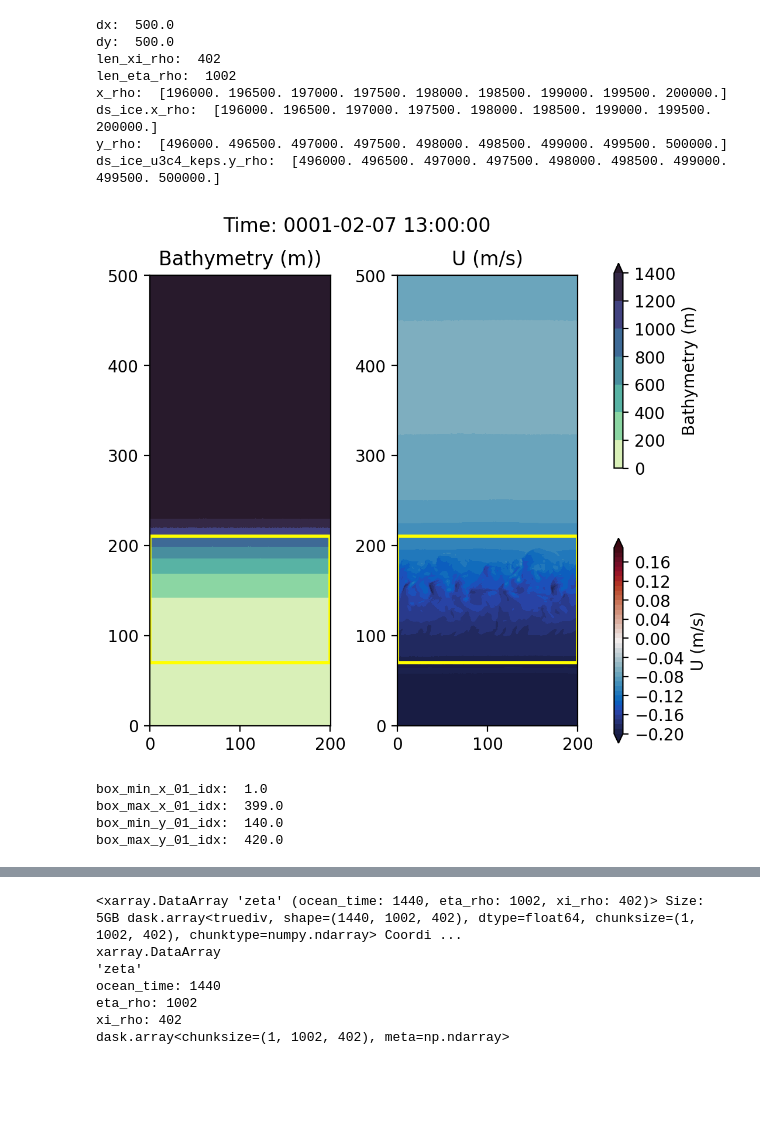
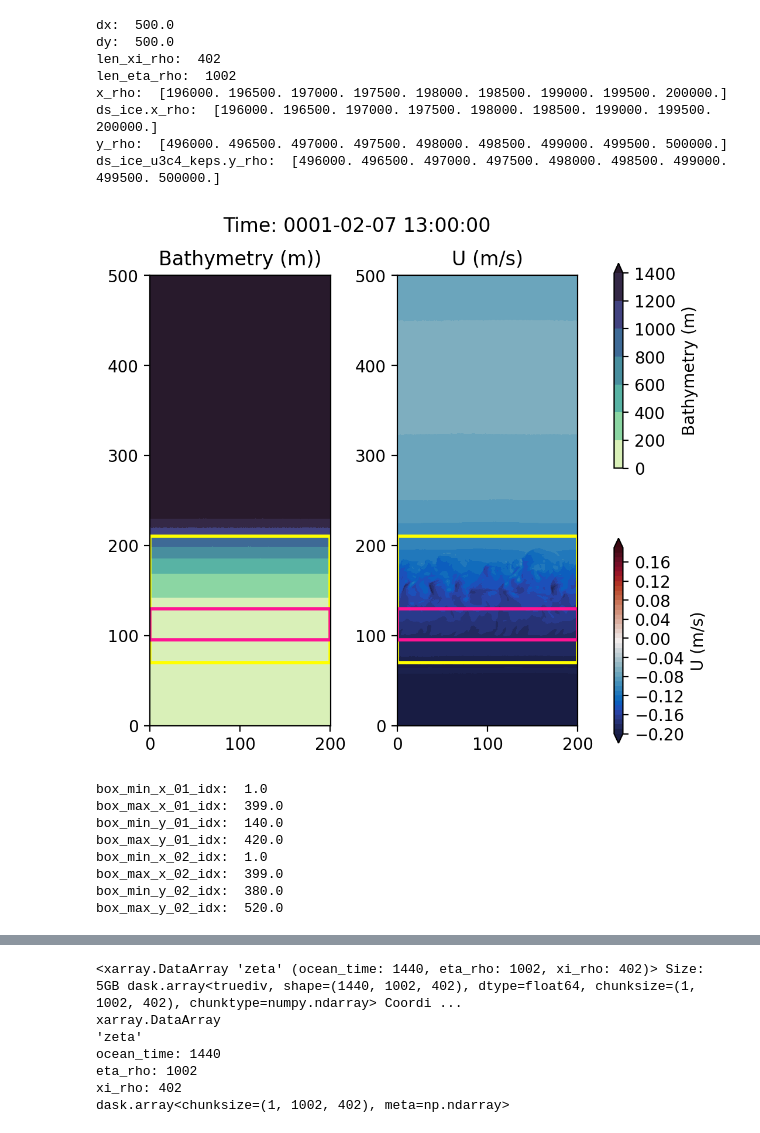
Before and after one commit to bundzis/beaufort_jet, a Jupyter notebook: Scripts/Analysis/plot_vorticity_strain_pdf.ipynb, the cells around one changed output, grey strips where cells are left out. Saved outputs shown, nothing was run; the diff lists cells and outputs as text; code cells hidden in the pictures; blank space fills up the shorter version.

```diff
--- a/Scripts/Analysis/plot_vorticity_strain_pdf.ipynb
+++ b/Scripts/Analysis/plot_vorticity_strain_pdf.ipynb
@@ -254,34 +254,47 @@ ax[1].set_title('U (m/s)')
 # Make a colorbar
 cbar_ax2 = fig.add_axes([0.94,0.08,0.015,0.35])
 fig.colorbar(cs2,ax=ax,extend='both',
              label='U (m/s)',
              pad=0.03, cax=cbar_ax2)
 
 # Add other details to each subplot
 for r in range(2):
     # Set aspect ratio
     ax[r].set_aspect(1.0)
 
 # Add the time
 fig.suptitle('Time: ' + str(ds_ice_u3c4_keps.ocean_time[time_idx1].values)[0:19])
 
 # Pick a region to analyze
 # Box 1
 box_min_x_01 = 0
 box_max_x_01 = 200
 box_min_y_01 = 70
 box_max_y_01 = 210
 # Plot Box 1
 ax[0].plot([box_min_x_01, box_max_x_01, box_max_x_01, box_min_x_01, box_min_x_01],
         [box_min_y_01, box_min_y_01, box_max_y_01, box_max_y_01, box_min_y_01],
         color='yellow', linestyle='-', linewidth=2)
 ax[1].plot([box_min_x_01, box_max_x_01, box_max_x_01, box_min_x_01, box_min_x_01],
         [box_min_y_01, box_min_y_01, box_max_y_01, box_max_y_01, box_min_y_01],
         color='yellow', linestyle='-', linewidth=2)
 
+# Box 2
+box_min_x_02 = 0
+box_max_x_02 = 200
+box_min_y_02 = (190*dy)/1000
+box_max_y_02 = (260*dx)/1000
+# Plot Box 1
+ax[0].plot([box_min_x_02, box_max_x_02, box_max_x_02, box_min_x_02, box_min_x_02],
+        [box_min_y_02, box_min_y_02, box_max_y_02, box_max_y_02, box_min_y_02],
+        color='deeppink', linestyle='-', linewidth=2)
+ax[1].plot([box_min_x_02, box_max_x_02, box_max_x_02, box_min_x_02, box_min_x_02],
+        [box_min_y_02, box_min_y_02, box_max_y_02, box_max_y_02, box_min_y_02],
+        color='deeppink', linestyle='-', linewidth=2)
+
 fig.canvas.draw()
 # %% [output]
-[figure, old version]
+[figure, new version]
 # %%
 # Find where these regions are in terms of xi and eta slicing
 # Becuase of periodic boundaries, we want the second to last
@@ -296,12 +309,28 @@ box_max_y_01_idx = (box_max_y_01 * 1000)/dy
 print('box_max_y_01_idx: ', box_max_y_01_idx)
 
 xi_slice = slice(int(box_min_x_01_idx), int(box_max_x_01_idx))
-eta_slice = slice(int(box_min_y_01_idx), int(box_max_y_01_idx))
+eta_slice_box1 = slice(int(box_min_y_01_idx), int(box_max_y_01_idx))
+
+# Box 2
+box_min_x_02_idx = ((box_min_x_02 * 1000)+dx)/dx
+print('box_min_x_02_idx: ', box_min_x_02_idx)
+box_max_x_02_idx = ((box_max_x_02 * 1000)-dx)/dx
+print('box_max_x_02_idx: ', box_max_x_02_idx)
+box_min_y_02_idx = (box_min_y_02 * 1000)/dy
+print('box_min_y_02_idx: ', box_min_y_02_idx)
+box_max_y_02_idx = (box_max_y_02 * 1000)/dy
+print('box_max_y_02_idx: ', box_max_y_02_idx)
+
+eta_slice_box2 = slice(190,260)
 # %% [output]
 box_min_x_01_idx:  1.0
 box_max_x_01_idx:  399.0
 box_min_y_01_idx:  140.0
 box_max_y_01_idx:  420.0
+box_min_x_02_idx:  1.0
+box_max_x_02_idx:  399.0
+box_min_y_02_idx:  380.0
+box_max_y_02_idx:  520.0
 # %%
 # Set the vertical max
 # Note z_rho is negative in ROMS output so it will have
```
Also changed, not shown: parts of 6 cells of this notebook.
